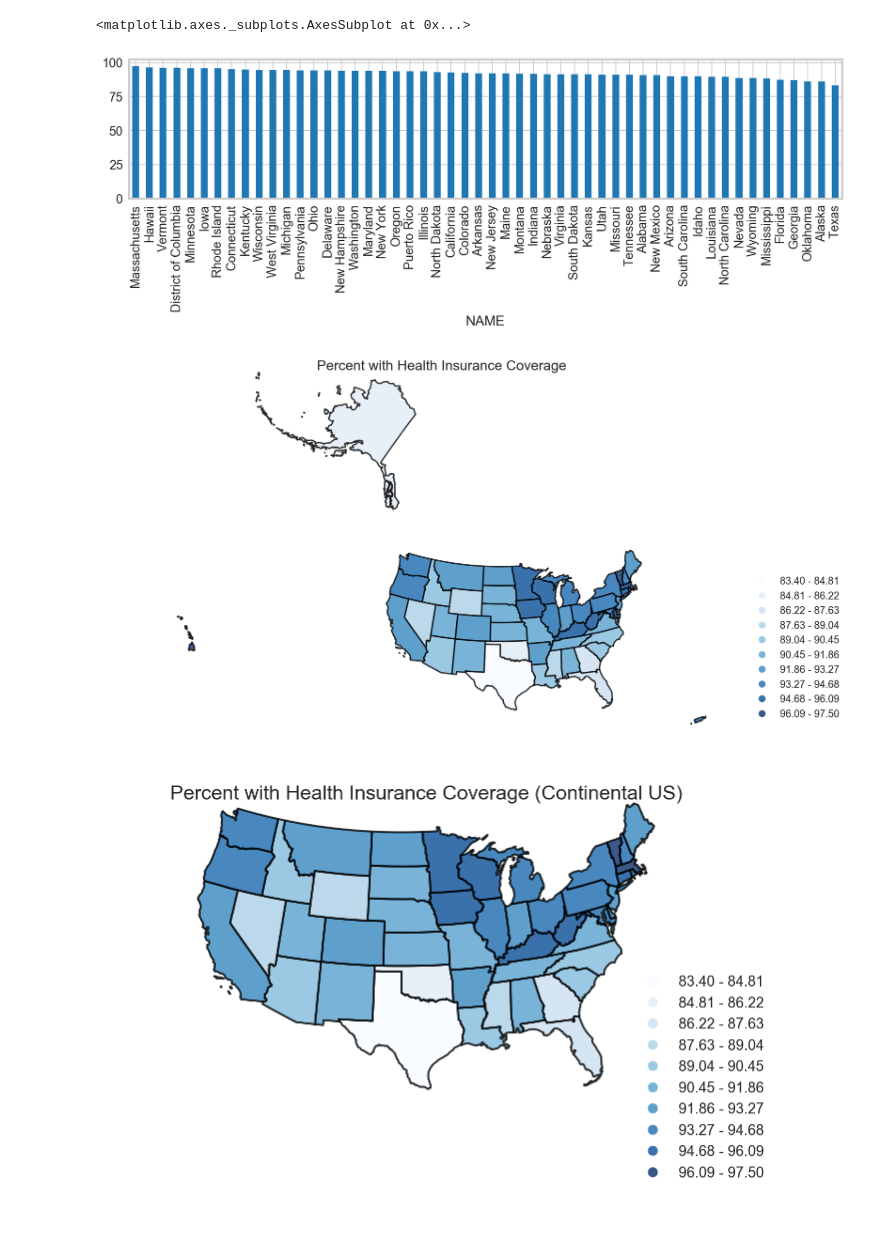
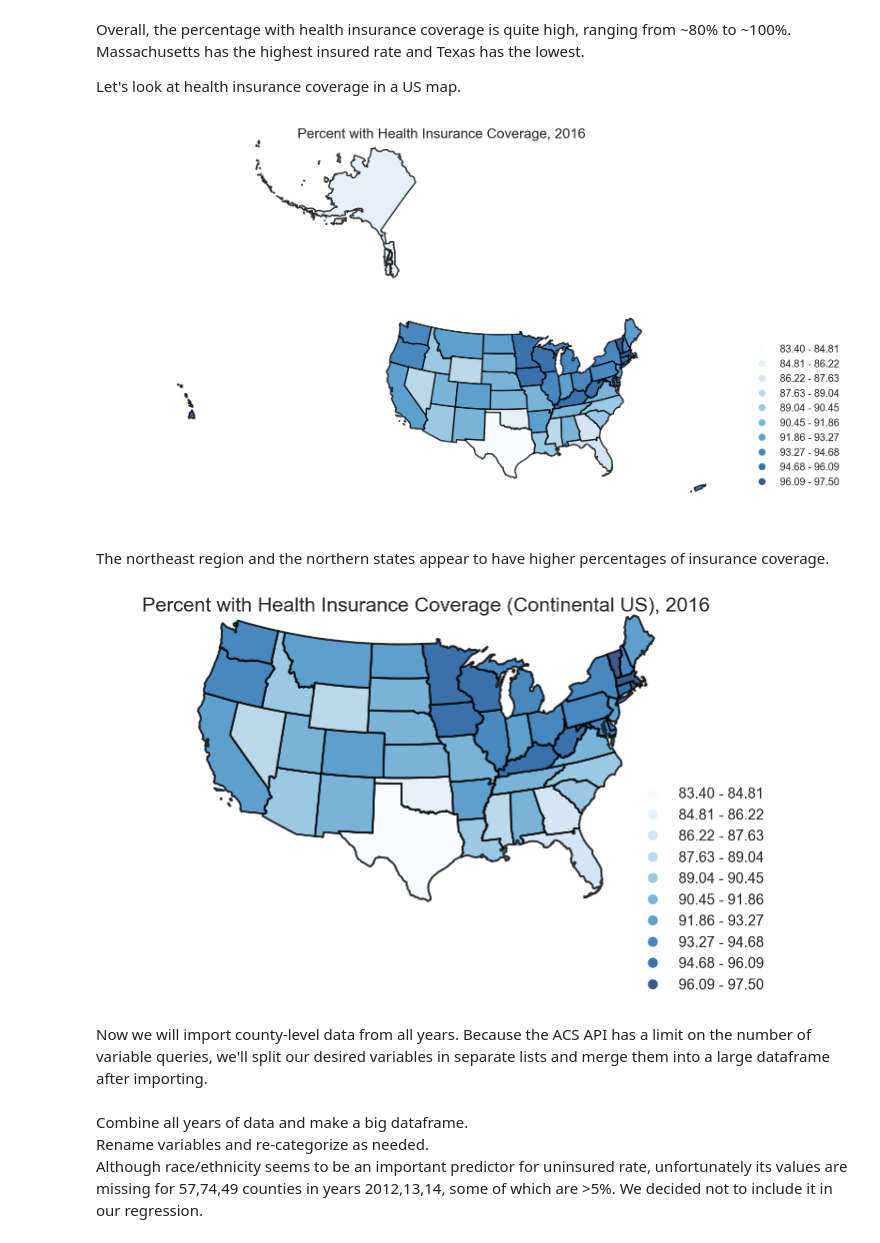
Before and after one commit to wusiyu94/Python_Project_US_Health_Insurance, a Jupyter notebook: Health_Insurance_Coverage.ipynb, the cells around one changed output. Cells and saved outputs as stored; diff of their text form; code cells hidden in the pictures.

```diff
--- a/Health_Insurance_Coverage.ipynb
+++ b/Health_Insurance_Coverage.ipynb
@@ -40,7 +45,12 @@ with open("data/state_insurance_2016.csv", "w") as out:
         insurance_coverage = obs[2]
         out.write(",".join([insurance_coverage, state, stateFIPS]) + "\n")
 # %%
-insurance_df = pd.read_csv("data/insurance_coverage.csv", index_col = "state")
+insurance_df = pd.read_csv("data/state_insurance_2016.csv", index_col = "state")
 insurance_df.rename(columns = {"NAME" : "State", "DP03_0096PE" : "Health Insurance Coverage"}, inplace = True)
-insurance_df.head()
+geo_df = gpd.read_file("data/cb_2016_us_state_20m/cb_2016_us_state_20m.shp")
+geo_df.set_index(geo_df["STATEFP"].astype(int), inplace = True)
+geo_merge = geo_df.join(insurance_df, how = "inner")
+geo_merge.set_index("NAME")["Health Insurance Coverage"]\
+         .sort_values(ascending = False)\
+         .plot(kind = "bar", figsize = (15, 3))
 # %% [output]
@@ -80,38 +59,39 @@ geo_merge.head()
-# %%
-geo_merge.set_index("NAME")["Health Insurance Coverage"]\
-         .sort_values(ascending = False)\
-         .plot(kind = "bar", figsize = (15, 3))
-# %% [output]
-<matplotlib.axes._subplots.AxesSubplot at 0x...>
-[figure, removed]
+# %% [markdown]
+Overall, the percentage with health insurance coverage is quite high, ranging from ~80% to ~100%. Massachusetts has the highest insured rate and Texas has the lowest.
+
+Let's look at health insurance coverage in a US map.
 # %%
 albers = geo_merge.to_crs(epsg=2163)
 ax = albers.plot(column = "Health Insurance Coverage", cmap = "Blues", scheme = "equal_interval", k = 10,
                  legend = True, alpha = 0.8, linewidth = 2, edgecolor = "black", figsize = (15, 15))
 
-ax.set_title("Percent with Health Insurance Coverage", fontsize = 20, y = 0.95)
+ax.set_title("Percent with Health Insurance Coverage, 2016", fontsize = 20, y = 0.95)
 ax.set_axis_off()
 
 ax.get_legend().set_bbox_to_anchor((1.2, 0.45))
 ax.get_legend().get_frame().set_linewidth(0)
 # %% [output]
-[figure, old version]
+[figure, new version]
+# %% [markdown]
+The northeast region and the northern states appear to have higher percentages of insurance coverage.
 # %%
 # Excluding Alaska, Hawaii, and the territories:
 contiguous =  (geo_df.index < 57)
 contiguous &= (geo_df.index != 15)
 contiguous &= (geo_df.index != 2)
 geo_df_contiguous = geo_df[contiguous]
 geo_contiguous_merge = geo_df_contiguous.join(insurance_df, how = "inner")
 
 albers = geo_contiguous_merge.to_crs(epsg=2163)
 ax = albers.plot(column = "Health Insurance Coverage", cmap = "Blues", scheme = "equal_interval", k = 10,
                  legend = True, alpha = 0.8, linewidth = 2, edgecolor = "black", figsize = (9, 9))
 
-ax.set_title("Percent with Health Insurance Coverage (Continental US)", fontsize = 20, y = 0.95)
+ax.set_title("Percent with Health Insurance Coverage (Continental US), 2016", fontsize = 20, y = 0.95)
 ax.set_axis_off()
 
 ax.get_legend().set_bbox_to_anchor((1.2, 0.45))
 ax.get_legend().get_frame().set_linewidth(0)
 # %% [output]
-[figure, old version]
+[figure, new version]
+# %% [markdown]
+Now we will import county-level data from all years. Because the ACS API has a limit on the number of variable queries, we'll split our desired variables in separate lists and merge them into a large dataframe after importing.
@@ -117,0 +149,4 @@ ax.get_legend().get_frame().set_linewidth(0)
+# %% [markdown]
+Combine all years of data and make a big dataframe. <br>
+Rename variables and re-categorize as needed. <br>
+Although race/ethnicity seems to be an important predictor for uninsured rate, unfortunately its values are missing for 57,74,49 counties in years 2012,13,14, some of which are >5%. We decided not to include it in our regression.
```
Also changed, not shown: parts of 26 cells of this notebook.
